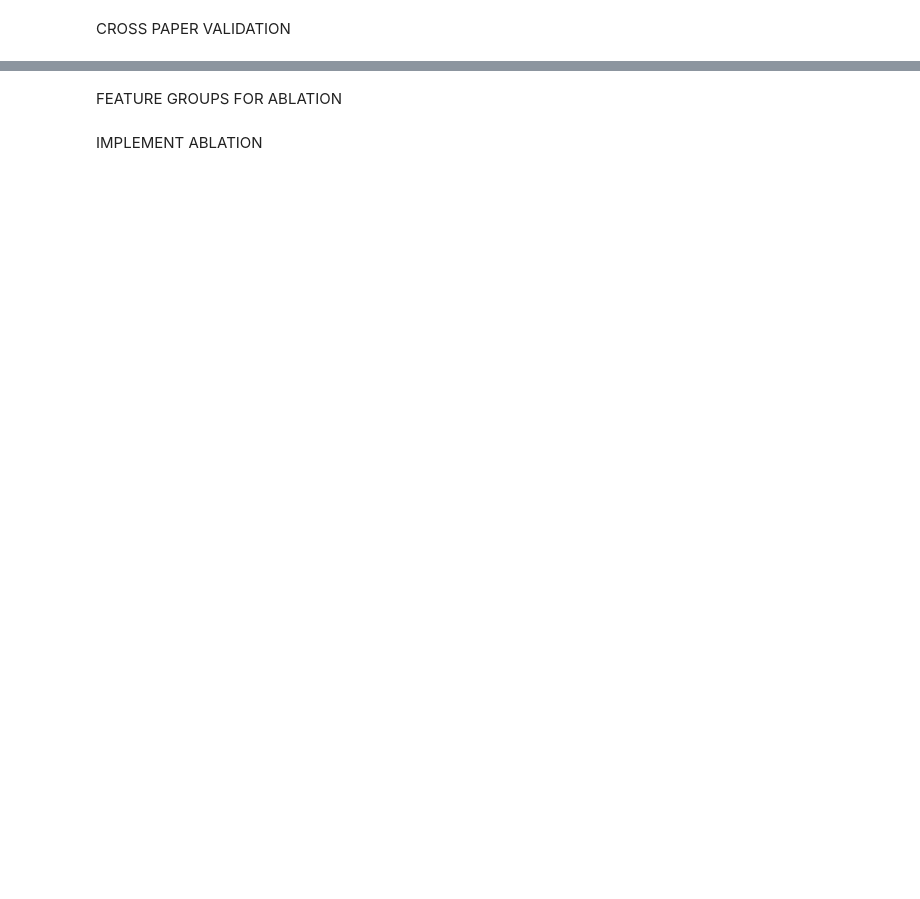
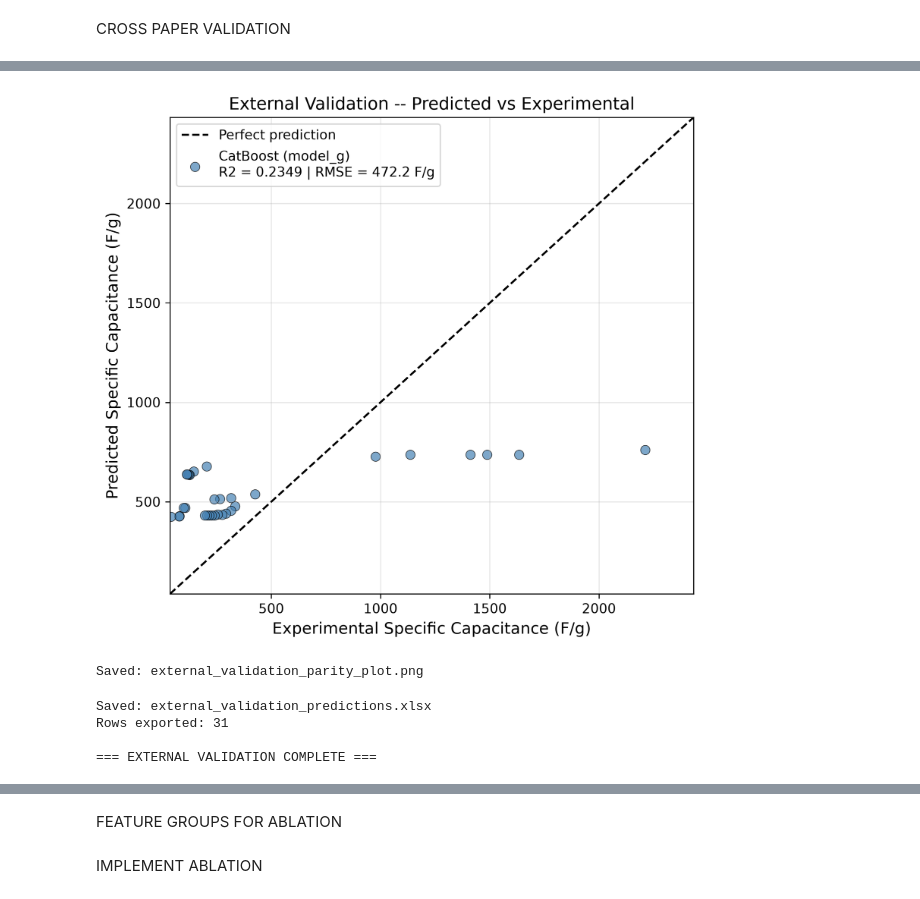
Before and after one commit to devanshu1513/capacitance_pred, a Jupyter notebook: Final_Model_Catboost.ipynb, the cells around one changed output, grey strips where cells are left out. Saved outputs shown, nothing was run; the diff lists cells and outputs as text; code cells hidden in the pictures; blank space fills up the shorter version.

Commit message:
Update model: add external validation, permutation importance, UQ, ablation; update README and .gitignore

```diff
--- a/Final_Model_Catboost.ipynb
+++ b/Final_Model_Catboost.ipynb
@@ -946,0 +1077,12 @@ FEATURE IMPORTANCE
+# %%
+# =========================================================
+# EXTERNAL VALIDATION -- STEP 1: Load External Dataset
+# =========================================================
+# Load the independent external validation dataset that was
+# collected from completely unseen publications. This dataset
+# is used only for evaluating the finalized DOI-grouped model.
+
+ext_raw = pd.read_excel("Master_External_Validation_Dataset.xlsx")
+
+print(f"Loaded Master_External_Validation_Dataset.xlsx: shape {ext_raw.shape}")
+print(f"Columns: {ext_raw.columns.tolist()}")
@@ -946,0 +1415,64 @@ FEATURE IMPORTANCE
+# %%
+# =========================================================
+# EXTERNAL VALIDATION -- STEP 4: Parity Plot
+# =========================================================
+
+fig_ext, ax_ext = plt.subplots(figsize=(6.5, 6), dpi=300)
+
+y_ext_vals   = y_ext.values
+pred_ext_arr = pred_ext
+
+lim_low  = min(y_ext_vals.min(), pred_ext_arr.min()) * 0.9
+lim_high = max(y_ext_vals.max(), pred_ext_arr.max()) * 1.1
+lims = [lim_low, lim_high]
+
+ax_ext.plot(lims, lims, "k--", lw=1.5, label="Perfect prediction")
+ax_ext.scatter(
+    y_ext_vals, pred_ext_arr,
+    alpha=0.7, edgecolor="k", linewidths=0.5,
+    color="steelblue", s=50,
+    label="CatBoost (model_g)\nR2 = %.4f | RMSE = %.1f F/g" % (r2_ext, rmse_ext)
+)
+ax_ext.set_xlim(lims)
+ax_ext.set_ylim(lims)
+ax_ext.set_xlabel("Experimental Specific Capacitance (F/g)", fontsize=12)
+ax_ext.set_ylabel("Predicted Specific Capacitance (F/g)",   fontsize=12)
+ax_ext.set_title("External Validation -- Predicted vs Experimental", fontsize=13)
+ax_ext.legend(frameon=True, loc="upper left", fontsize=10)
+ax_ext.grid(alpha=0.3)
+
+plt.tight_layout()
+plt.savefig("external_validation_parity_plot.png", dpi=300, bbox_inches="tight")
+plt.show()
+print("Saved: external_validation_parity_plot.png")
+# %% [output]
+[figure, added]
+Saved: external_validation_parity_plot.png
+# %%
+# =========================================================
+# EXTERNAL VALIDATION -- STEP 5: Export Results
+# =========================================================
+
+output_df = pd.DataFrame({
+    "Experimental_Capacitance_Fg":      y_ext.values,
+    "Predicted_Capacitance_CatBoost_Fg": pred_ext,
+    "Absolute_Error":  np.abs(pred_ext - y_ext.values),
+    "Percentage_Error": np.abs(
+        (pred_ext - y_ext.values) / np.where(y_ext.values == 0, np.nan, y_ext.values)
+    ) * 100,
+})
+
+if "doi" in ext_df.columns:
+    output_df["DOI"] = ext_df["doi"].values
+if "material_name" in ext_df.columns:
+    output_df["Material_Name"] = ext_df["material_name"].values
+
+output_df.to_excel("external_validation_predictions.xlsx", index=False)
+print("Saved: external_validation_predictions.xlsx")
+print(f"Rows exported: {len(output_df)}")
+print("\n=== EXTERNAL VALIDATION COMPLETE ===")
+# %% [output]
+Saved: external_validation_predictions.xlsx
+Rows exported: 31
+
+=== EXTERNAL VALIDATION COMPLETE ===
```
Also changed, not shown: parts of 76 cells of this notebook, 3 other files.
